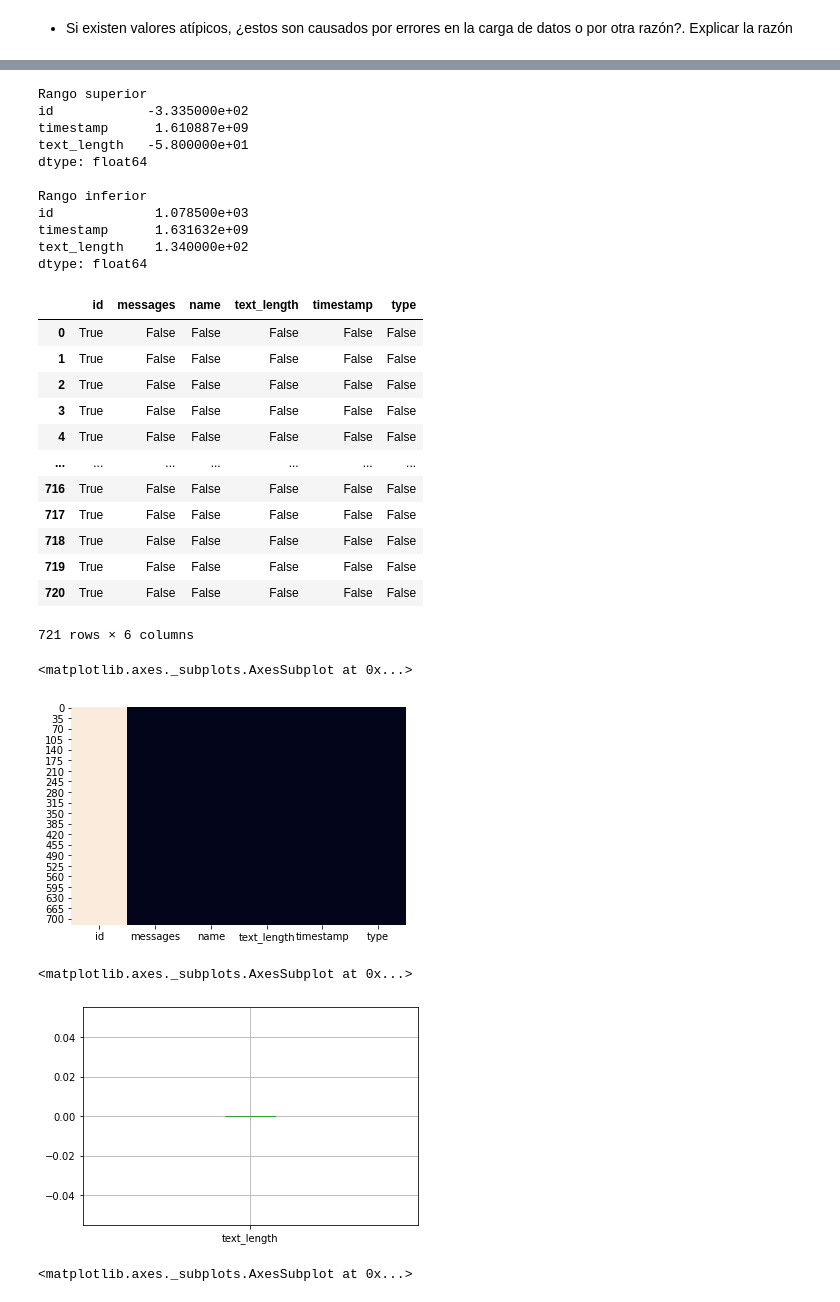
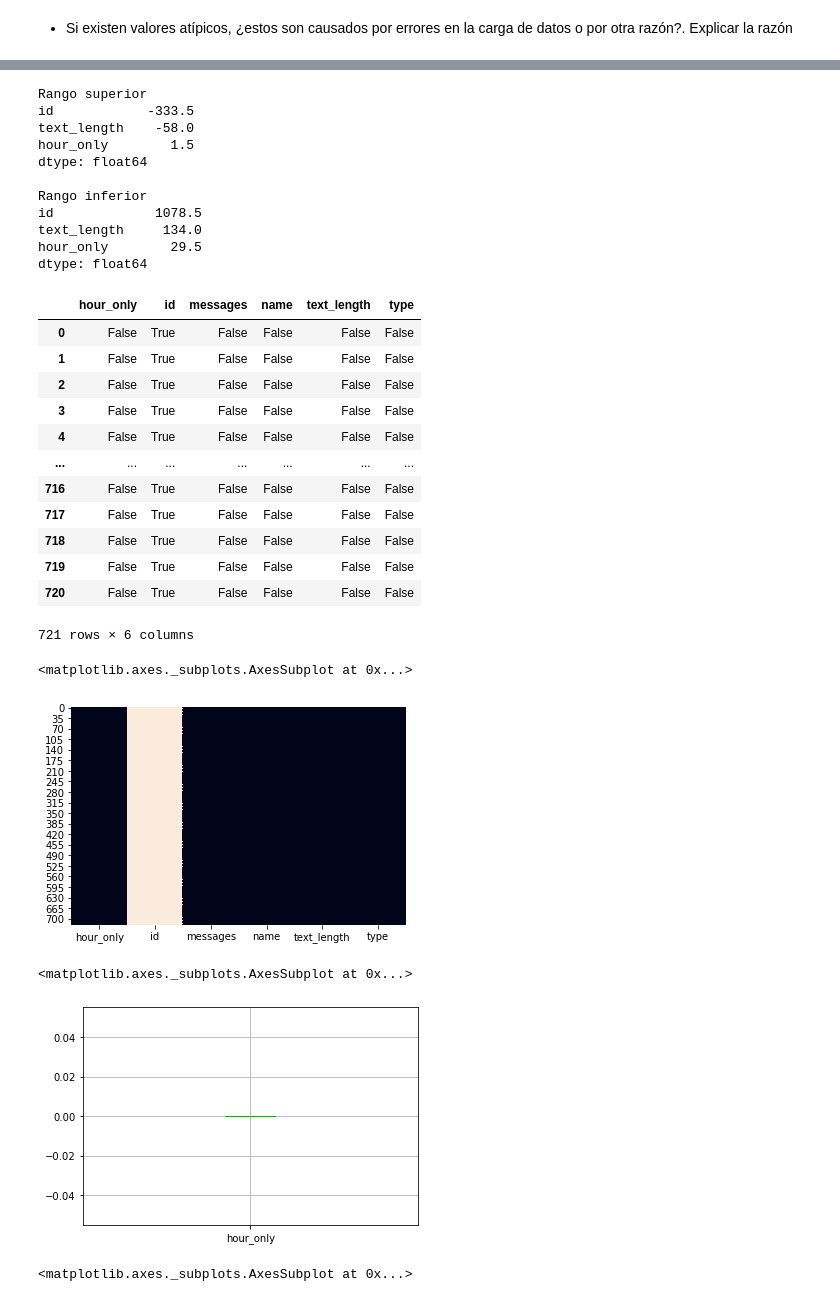
Before and after one commit to bossinblack/Dise-o-de-Base-de-Datos-II, a Jupyter notebook: tp3/TP3.ipynb, the cells around one changed output, grey strips where cells are left out. Saved outputs shown, nothing was run; the diff lists cells and outputs as text; code cells hidden in the pictures.

```diff
--- a/tp3/TP3.ipynb
+++ b/tp3/TP3.ipynb
@@ -510,7 +499,3 @@ sns.heatmap(msn_notna.isna(), cbar=False)
 ## Outliers
 
 - Analizar de manera visual y no visual si existen valores atípicos para cada valor no categórico
-# %%
-msn_notna['timestamp']= pd.to_datetime(msn_notna['date']).astype(int)/ 10**9
-msn_notna['text_length']  = msn_notna['text'].str.len()
-msn_notna
@@ -530,0 +512,5 @@ msn_notna
+# %%
+#msn_notna['date']= pd.to_datetime(msn_notna['date'], format='%Y-%m-%dT%H:%M%S')
+msn_notna['date'] = pd.to_datetime(msn_notna['date'], format='%Y-%m-%dT%H:%M:%S')
+msn_notna['text_length']  = msn_notna['text'].str.len()
+msn_notna
@@ -530,0 +542,6 @@ msn_notna
+# %%
+msn_notna['date_only'] = [d.date() for d in msn_notna['date']]
+msn_notna['time_only'] = [d.time() for d in msn_notna['date']]
+msn_notna['hour_only'] = pd.to_datetime(msn_notna['date'], format='%Y-%m-%dT%H:%M:%S').dt.hour
+msn_notna_atypical_hours = msn_notna[(msn_notna['time_only']>datetime.time(1,0,0)) & (msn_notna['time_only']<datetime.time(6,0,0)) ]
+msn_notna
@@ -563,43 +599,43 @@ print("\nRango inferior")
 print(rango_superior)
 # %% [output]
 Rango superior
-id            -3.335000e+02
-timestamp      1.610887e+09
-text_length   -5.800000e+01
+id            -333.5
+text_length    -58.0
+hour_only        1.5
 dtype: float64
 
 Rango inferior
-id             1.078500e+03
-timestamp      1.631632e+09
-text_length    1.340000e+02
+id             1078.5
+text_length     134.0
+hour_only        29.5
 dtype: float64
 # %%
 msn_notna_outliers = (df < rango_inferior) | (df > rango_superior)
 msn_notna_outliers
 # %% [output]
-|  | id | messages | name | text_length | timestamp | type |
-| 0 | True | False | False | False | False | False |
-| 1 | True | False | False | False | False | False |
-| 2 | True | False | False | False | False | False |
-| 3 | True | False | False | False | False | False |
-| 4 | True | False | False | False | False | False |
+|  | hour_only | id | messages | name | text_length | type |
+| 0 | False | True | False | False | False | False |
+| 1 | False | True | False | False | False | False |
+| 2 | False | True | False | False | False | False |
+| 3 | False | True | False | False | False | False |
+| 4 | False | True | False | False | False | False |
 | ... | ... | ... | ... | ... | ... | ... |
-| 716 | True | False | False | False | False | False |
-| 717 | True | False | False | False | False | False |
-| 718 | True | False | False | False | False | False |
-| 719 | True | False | False | False | False | False |
-| 720 | True | False | False | False | False | False |
+| 716 | False | True | False | False | False | False |
+| 717 | False | True | False | False | False | False |
+| 718 | False | True | False | False | False | False |
+| 719 | False | True | False | False | False | False |
+| 720 | False | True | False | False | False | False |
 721 rows × 6 columns
 # %%
 sns.heatmap(msn_notna_outliers, cbar=False)
 # %% [output]
 <matplotlib.axes._subplots.AxesSubplot at 0x...>
-[figure, old version]
+[figure, new version]
 # %%
-msn_notna_outliers.boxplot(column='text_length')
+msn_notna_outliers.boxplot(column='hour_only')
 # %% [output]
 <matplotlib.axes._subplots.AxesSubplot at 0x...>
-[figure, old version]
+[figure, new version]
 # %%
 msn_notna_outliers.text_length.hist()
 # %% [output]
```
Also changed, not shown: parts of 13 cells of this notebook.
